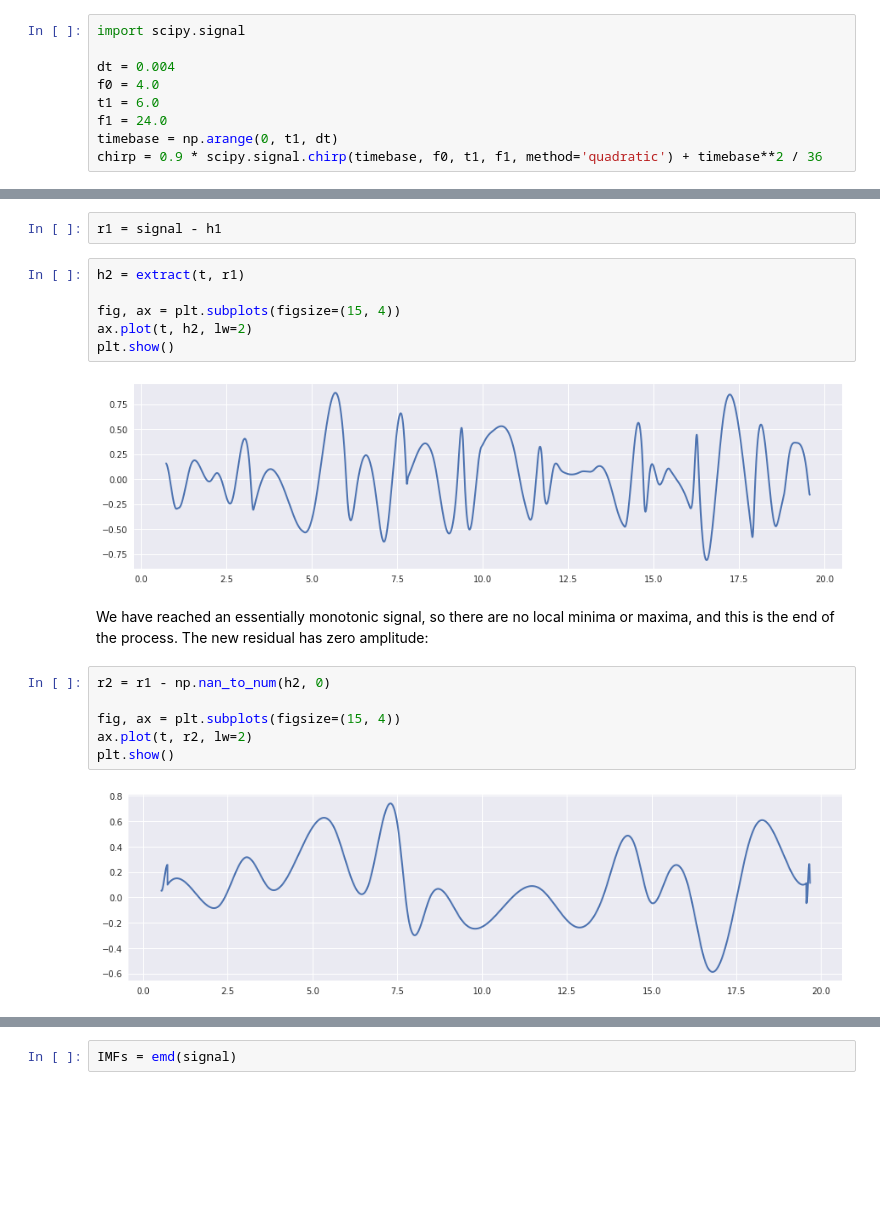
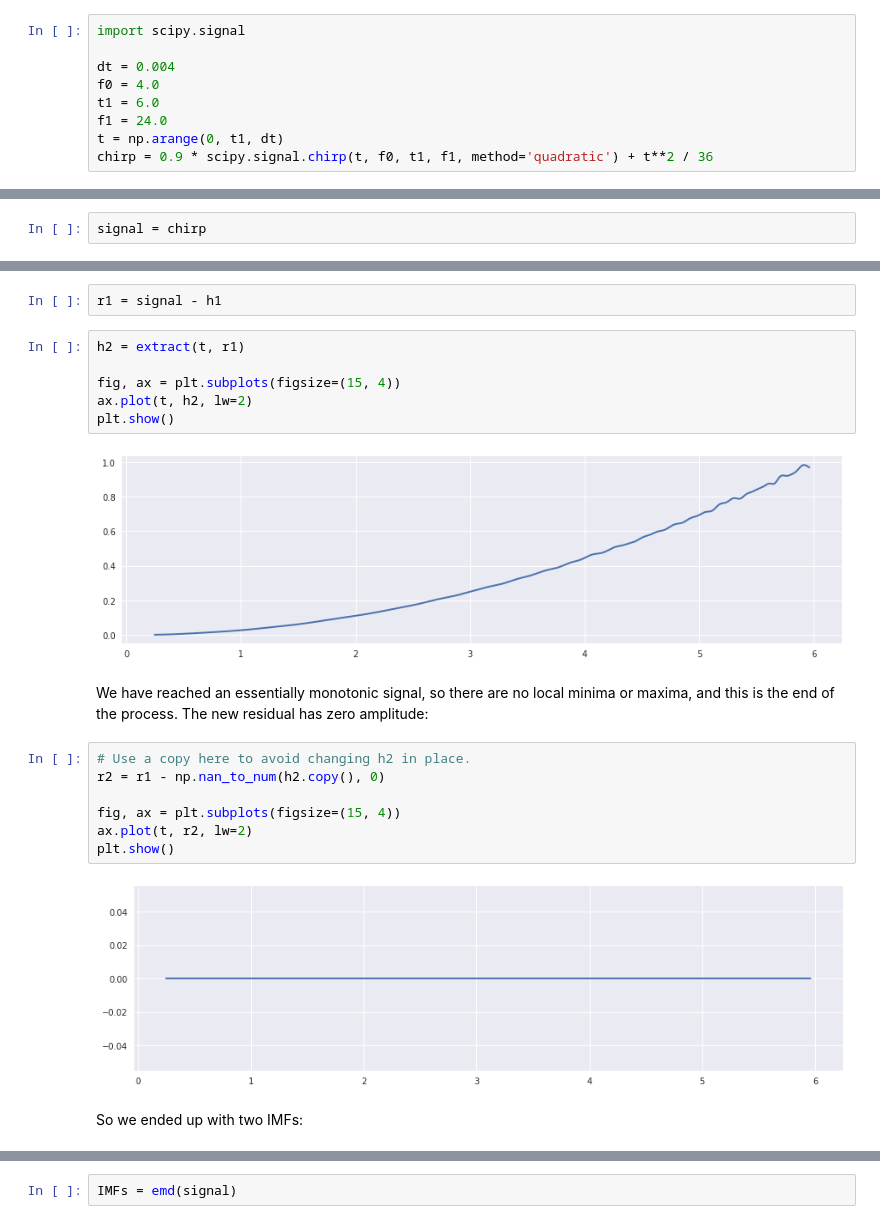
Before and after one commit to seg/tutorials-2018, a Jupyter notebook: 1806_Time-frequency/EMD.ipynb, the cells around one changed output, grey strips where cells are left out. Drawn from its saved outputs; the diff is of its cells as text; blank space fills up the shorter version.

```diff
--- a/1806_Time-frequency/EMD.ipynb
+++ b/1806_Time-frequency/EMD.ipynb
@@ -14,7 +16,7 @@ dt = 0.004
 f0 = 4.0
 t1 = 6.0
 f1 = 24.0
-timebase = np.arange(0, t1, dt)
-chirp = 0.9 * scipy.signal.chirp(timebase, f0, t1, f1, method='quadratic') + timebase**2 / 36
+t = np.arange(0, t1, dt)
+chirp = 0.9 * scipy.signal.chirp(t, f0, t1, f1, method='quadratic') + t**2 / 36
 # %%
 fig, ax = plt.subplots(figsize=(15, 4))
@@ -46,0 +27,2 @@ ipd.Audio(signal, rate=fs)
+# %%
+signal = chirp
@@ -109,14 +101,17 @@ fig, ax = plt.subplots(figsize=(15, 4))
 ax.plot(t, h2, lw=2)
 plt.show()
 # %% [output]
-[figure, old version]
+[figure, new version]
 # %% [markdown]
 We have reached an essentially monotonic signal, so there are no local minima or maxima, and this is the end of the process. The new residual has zero amplitude:
 # %%
-r2 = r1 - np.nan_to_num(h2, 0)
+# Use a copy here to avoid changing h2 in place.
+r2 = r1 - np.nan_to_num(h2.copy(), 0)
 
 fig, ax = plt.subplots(figsize=(15, 4))
 ax.plot(t, r2, lw=2)
 plt.show()
 # %% [output]
-[figure, old version]
+[figure, new version]
+# %% [markdown]
+So we ended up with two IMFs:
```
Also changed, not shown: parts of 28 cells of this notebook, 18 other files.
